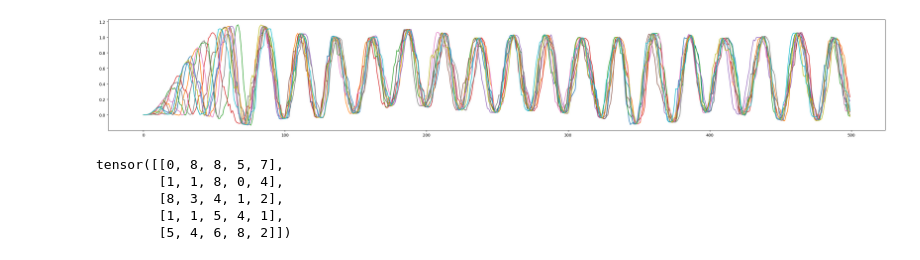
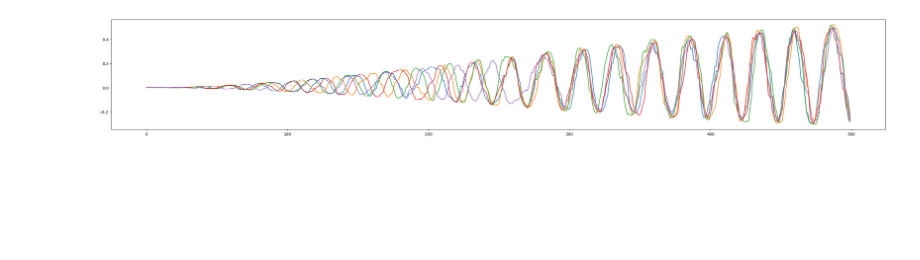
Before and after one commit to Akhilez/reward_lab, a Jupyter notebook: exp/di/cpgs/_0_discovery/cpg_kuramoto.ipynb, the cells around one changed output. Drawn from its saved outputs; the diff is of its cells as text; code cells hidden in the pictures; blank space fills up the shorter version.

```diff
--- a/exp/di/cpgs/_0_discovery/cpg_kuramoto.ipynb
+++ b/exp/di/cpgs/_0_discovery/cpg_kuramoto.ipynb
@@ -100,20 +8,0 @@ w = to_symmetric_upper(torch.rand(n, n)).numpy() * 0.5  # [0-1]
-# %%
-all_cpgs = []
-for i in range(n):
-    cpg = CPG(i)
-    cpg.phi = (30 * i) % 360
-    all_cpgs.append(cpg)
-
-ys = [[] for _ in range(n)]
-for iteration in tqdm(range(5000)):
-    # w = np.random.rand(n, n)  # [0-1]
-    # omega = np.random.rand(n)
-    # A = np.random.rand(n)
-    # B = np.random.rand(n)
-    for i, cpg in enumerate(all_cpgs):
-        y = cpg.forward(w, psi, omega, A, B)
-        ys[i].append(y)
-# %%
-plt.figure(figsize=(35, 5))
-for y in ys:
-    plt.plot(y)
@@ -222,25 +94,52 @@ class KuramotoCPG(nn.Module):
 # %%
-cpg_layer = KuramotoCPG(n_cpgs=n)
-cpg_layer.phi.data = torch.tensor([(30 * i) % 360 for i in range(n)], dtype=torch.float32, requires_grad=True)
+b = 2
+n = 5
+cpg_layer = KuramotoCPG(n_cpgs=n, dt=0.005)
 
 ys = []
+h = (
+    # phi
+    torch.tensor([(30 * i) % 360 * math.pi / 180 for i in range(n)] * b).view(b, n),
+    torch.zeros(b, n),  # phi_d
+
+    torch.zeros(b, n),  # a
+    torch.zeros(b, n),  # a_d
+    torch.zeros(b, n),  # a_dd
+
+    torch.zeros(b, n),  # b
+    torch.zeros(b, n),  # b_d
+    torch.zeros(b, n),  # b_dd
+)
+# psi = np.random.rand(b, n, n) * 2 * math.pi  # [0-pi]
+psi = np.zeros((b, n, n)) * math.pi  # [0-pi]
 for iteration in tqdm(range(500)):
-    w = np.random.rand(n, n)  # [0-1]
-    omega = np.random.rand(n) * 10
-    A = np.random.rand(n)
-    B = np.random.rand(n)
+    w = np.random.rand(b, n, n) * 0.05  # [0-1]
+    omega = np.random.rand(b, n) * 5
+    A = np.random.rand(b, n)
+    B = np.random.rand(b, n)
 
-    y = cpg_layer(
+    y, h = cpg_layer(
         w=torch.tensor(w),
         psi=torch.tensor(psi),
         omega=torch.tensor(omega),
         A=torch.tensor(A),
         B=torch.tensor(B),
+
+        phi=h[0],
+        phi_d=h[1],
+
+        a=h[2],
+        a_d=h[3],
+        a_dd=h[4],
+
+        b=h[5],
+        b_d=h[6],
+        b_dd=h[7],
     )
-    ys.append(y.tolist())
+    ys.append(y[0].tolist())
 ys = np.array(ys).T
 plt.figure(figsize=(35, 5))
 for y in ys:
-    plt.plot(y)
+    plt.plot(y[:])
 # %% [output]
-[figure, old version]
+[figure, new version]
@@ -249,9 +145,0 @@ for y in ys:
-# %%
-x = torch.randint(low=0, high=9, size=(5, 5))
-x
-# %% [output]
-tensor([[0, 8, 8, 5, 7],
-        [1, 1, 8, 0, 4],
-        [8, 3, 4, 1, 2],
-        [1, 1, 5, 4, 1],
-        [5, 4, 6, 8, 2]])
```
Also changed, not shown: parts of 19 cells of this notebook.
